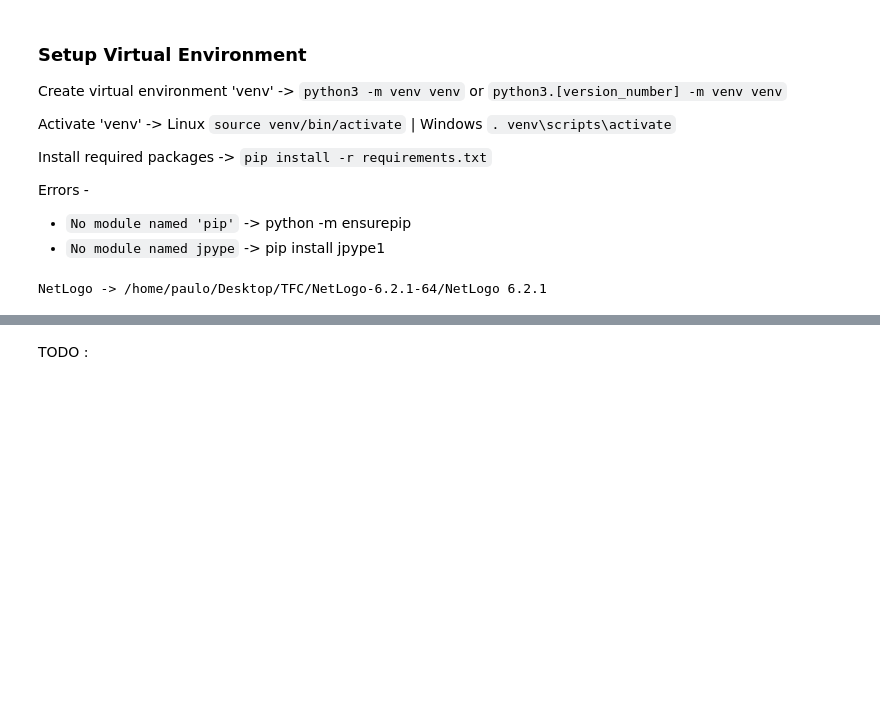
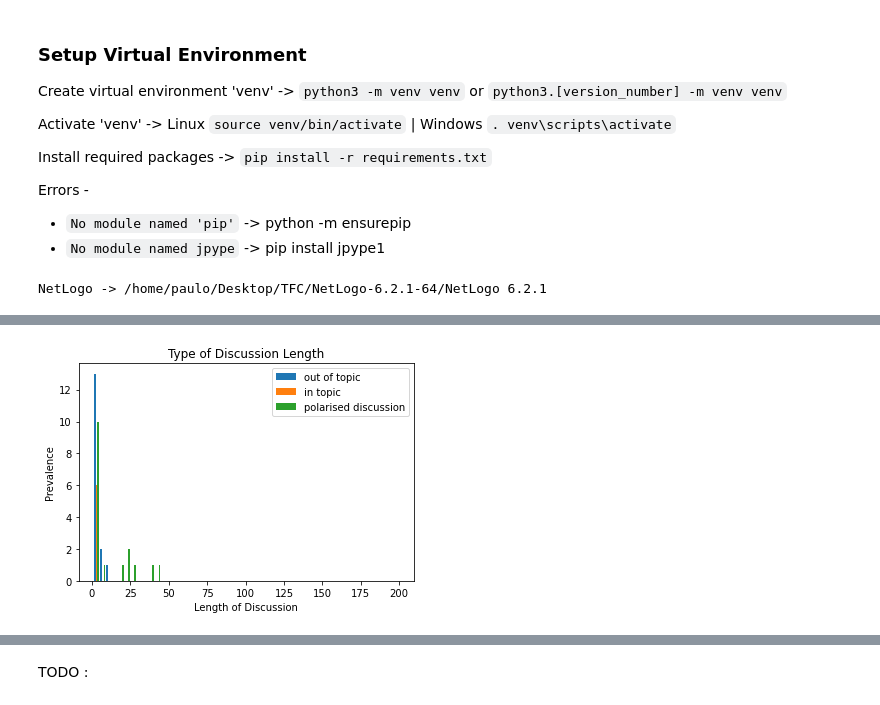
Before and after one commit to DEISI-ULHT-TFC-2021-22/TFC-DEISI258-Modelamento-multi-agente-de-intera-es-em-grupos-sociais, a Jupyter notebook: pynetlogo_ku.ipynb, the cells around one changed output, grey strips where cells are left out. Saved outputs shown, nothing was run; the diff lists cells and outputs as text; code cells hidden in the pictures; blank space fills up the shorter version.

```diff
--- a/pynetlogo_ku.ipynb
+++ b/pynetlogo_ku.ipynb
@@ -272,0 +438,13 @@ def add_topics(messages):
+# %%
+common_params = dict(bins=50, range=(1, 200))
+
+ax = plt.hist((out_topic, in_topic, polarised_topic), **common_params)
+plt.legend(["out of topic", "in topic", "polarised discussion"])
+plt.title("Type of Discussion Length")
+plt.ylabel("Prevalence")
+plt.xlabel("Length of Discussion")
+
+# ax.legend()
+plt.show()
+# %% [output]
+[figure, added]
```
Also changed, not shown: parts of 14 cells of this notebook, 18 other files.
